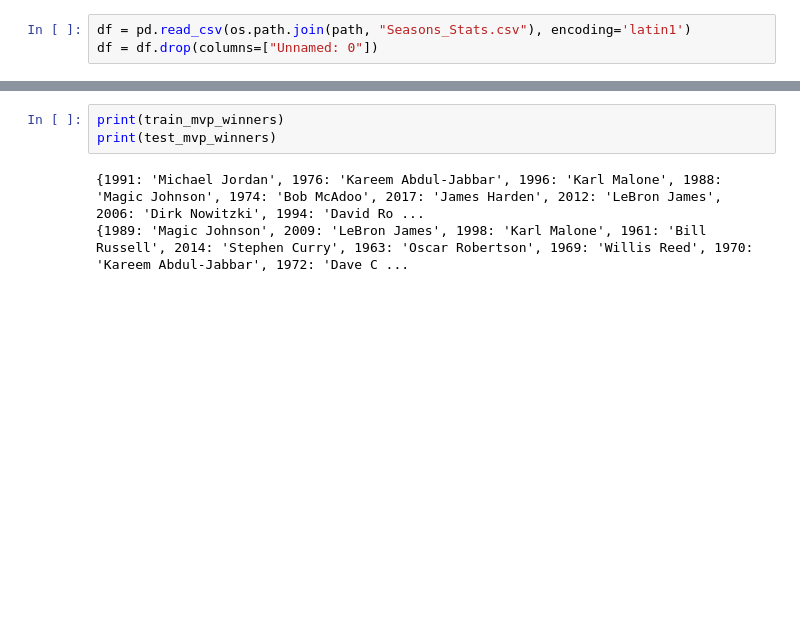
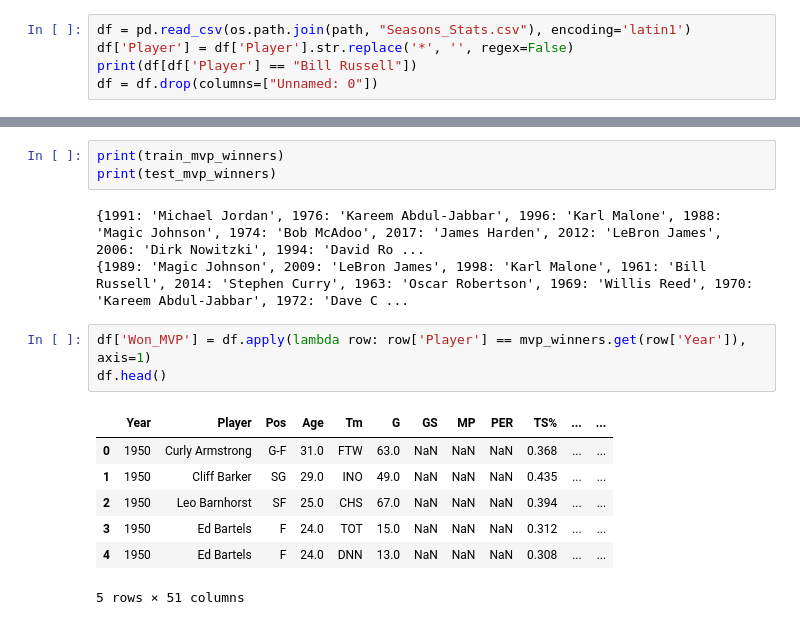
Before and after one commit to HanshalDabbiru/CS179, a Jupyter notebook: main.ipynb, the cells around one changed output, grey strips where cells are left out. Drawn from its saved outputs; the diff is of its cells as text; blank space fills up the shorter version.

```diff
--- a/main.ipynb
+++ b/main.ipynb
@@ -13,3 +13,5 @@ Path to dataset files: C:\Users\sheik\.cache\kagglehub\datasets\drgilermo\nba-pl
 # %%
 df = pd.read_csv(os.path.join(path, "Seasons_Stats.csv"), encoding='latin1')
+df['Player'] = df['Player'].str.replace('*', '', regex=False)
+print(df[df['Player'] == "Bill Russell"])
 df = df.drop(columns=["Unnamed: 0"])
@@ -156,3 +176,14 @@ print(test_mvp_winners)
 # %% [output]
 {1991: 'Michael Jordan', 1976: 'Kareem Abdul-Jabbar', 1996: 'Karl Malone', 1988: 'Magic Johnson', 1974: 'Bob McAdoo', 2017: 'James Harden', 2012: 'LeBron James', 2006: 'Dirk Nowitzki', 1994: 'David Ro ...
 {1989: 'Magic Johnson', 2009: 'LeBron James', 1998: 'Karl Malone', 1961: 'Bill Russell', 2014: 'Stephen Curry', 1963: 'Oscar Robertson', 1969: 'Willis Reed', 1970: 'Kareem Abdul-Jabbar', 1972: 'Dave C ...
+# %%
+df['Won_MVP'] = df.apply(lambda row: row['Player'] == mvp_winners.get(row['Year']), axis=1)
+df.head()
+# %% [output]
+|  | Year | Player | Pos | Age | Tm | G | GS | MP | PER | TS% | ... | ... |
+| 0 | 1950 | Curly Armstrong | G-F | 31.0 | FTW | 63.0 | NaN | NaN | NaN | 0.368 | ... | ... |
+| 1 | 1950 | Cliff Barker | SG | 29.0 | INO | 49.0 | NaN | NaN | NaN | 0.435 | ... | ... |
+| 2 | 1950 | Leo Barnhorst | SF | 25.0 | CHS | 67.0 | NaN | NaN | NaN | 0.394 | ... | ... |
+| 3 | 1950 | Ed Bartels | F | 24.0 | TOT | 15.0 | NaN | NaN | NaN | 0.312 | ... | ... |
+| 4 | 1950 | Ed Bartels | F | 24.0 | DNN | 13.0 | NaN | NaN | NaN | 0.308 | ... | ... |
+5 rows × 51 columns
```
Also changed, not shown: parts of 4 cells of this notebook.
